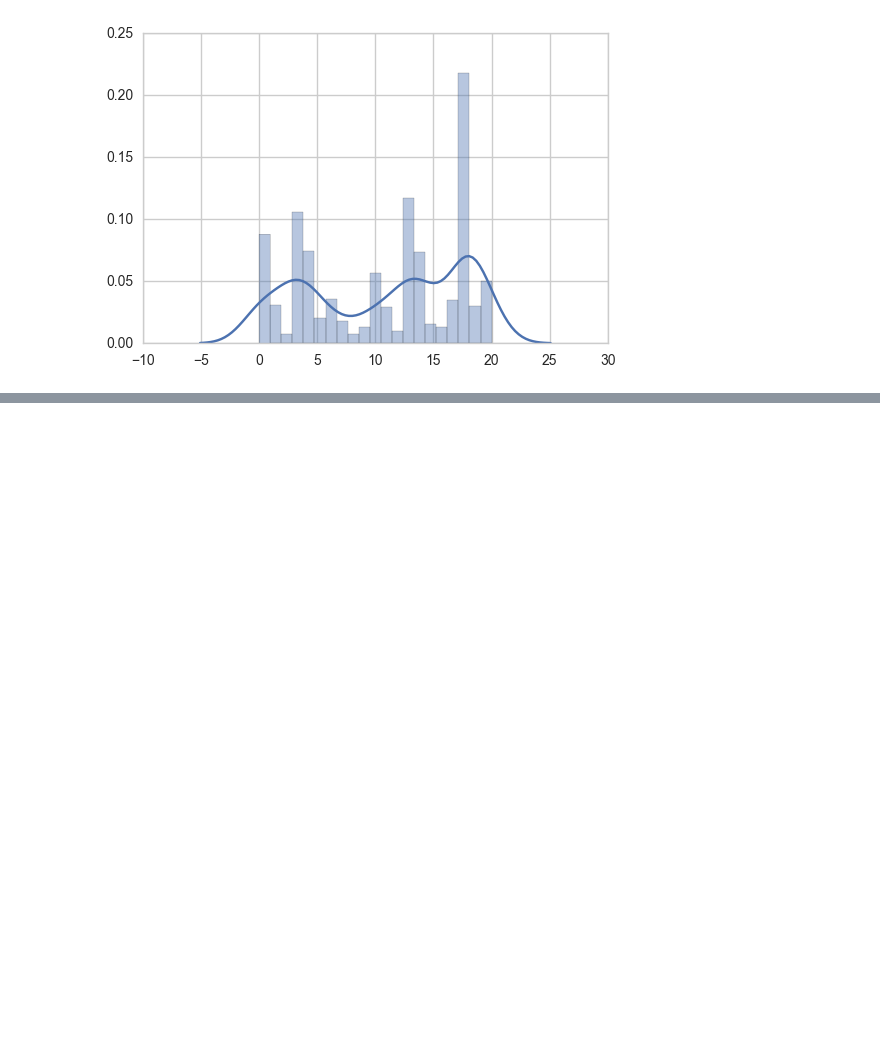
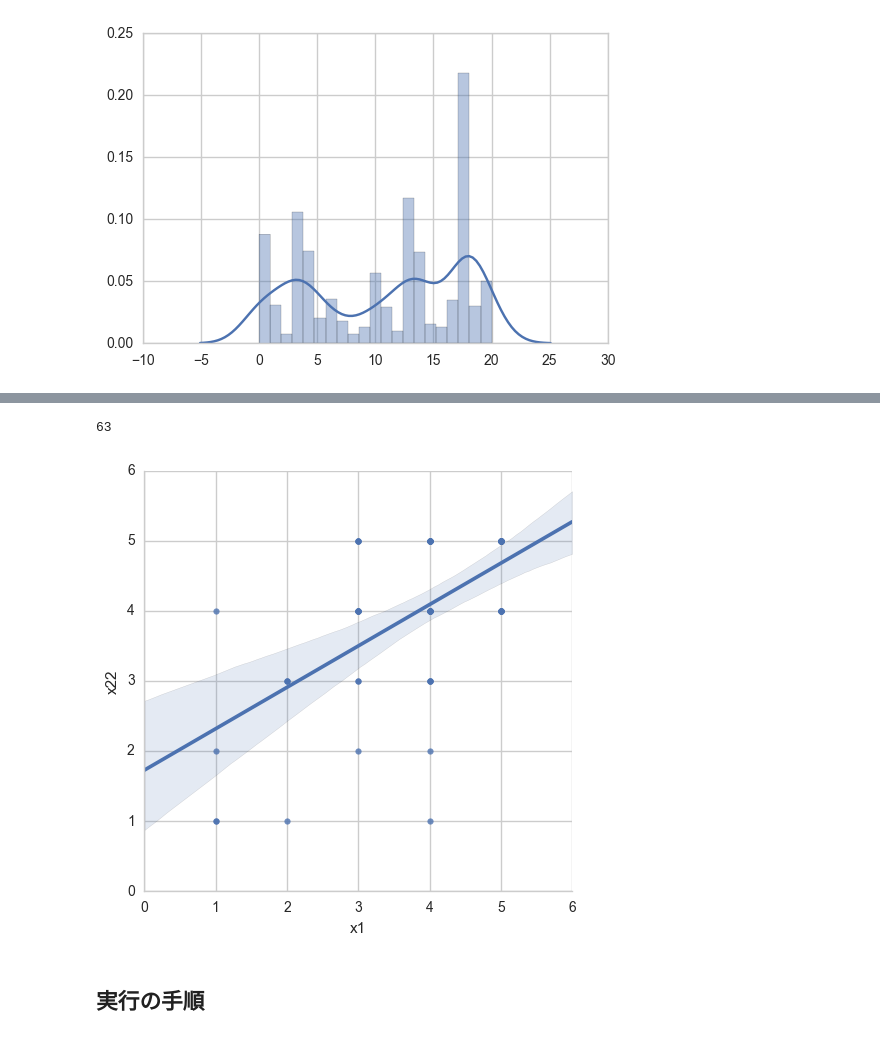
Before and after one commit to ohmuraken/vasily_intern_challenge, a Jupyter notebook: vasily_intern_challenge.ipynb, the cells around one changed output, grey strips where cells are left out. Saved outputs shown, nothing was run; the diff lists cells and outputs as text; code cells hidden in the pictures; blank space fills up the shorter version.

```diff
--- a/vasily_intern_challenge.ipynb
+++ b/vasily_intern_challenge.ipynb
@@ -183,0 +127,10 @@ array([[ 1.        , -0.06994293],
+# %%
+common_movie_index = np.where((some_df.ix[1]!=0)&(some_df.ix[22]!=0))[0]
+x1 = np.array(some_df.ix[1])[common_movie_index]
+x22 = np.array(some_df.ix[22])[common_movie_index]
+x1x22_df = DataFrame({"x1":x1, "x22":x22}, index=common_movie_index)
+sns.lmplot("x1", "x22", data=x1x22_df)
+print(len(common_movie_index))
+# %% [output]
+63
+[figure, added]
@@ -183,0 +197,2 @@ array([[ 1.        , -0.06994293],
+# %% [markdown]
+## 実行の手順
```
Also changed, not shown: parts of 31 cells of this notebook.
